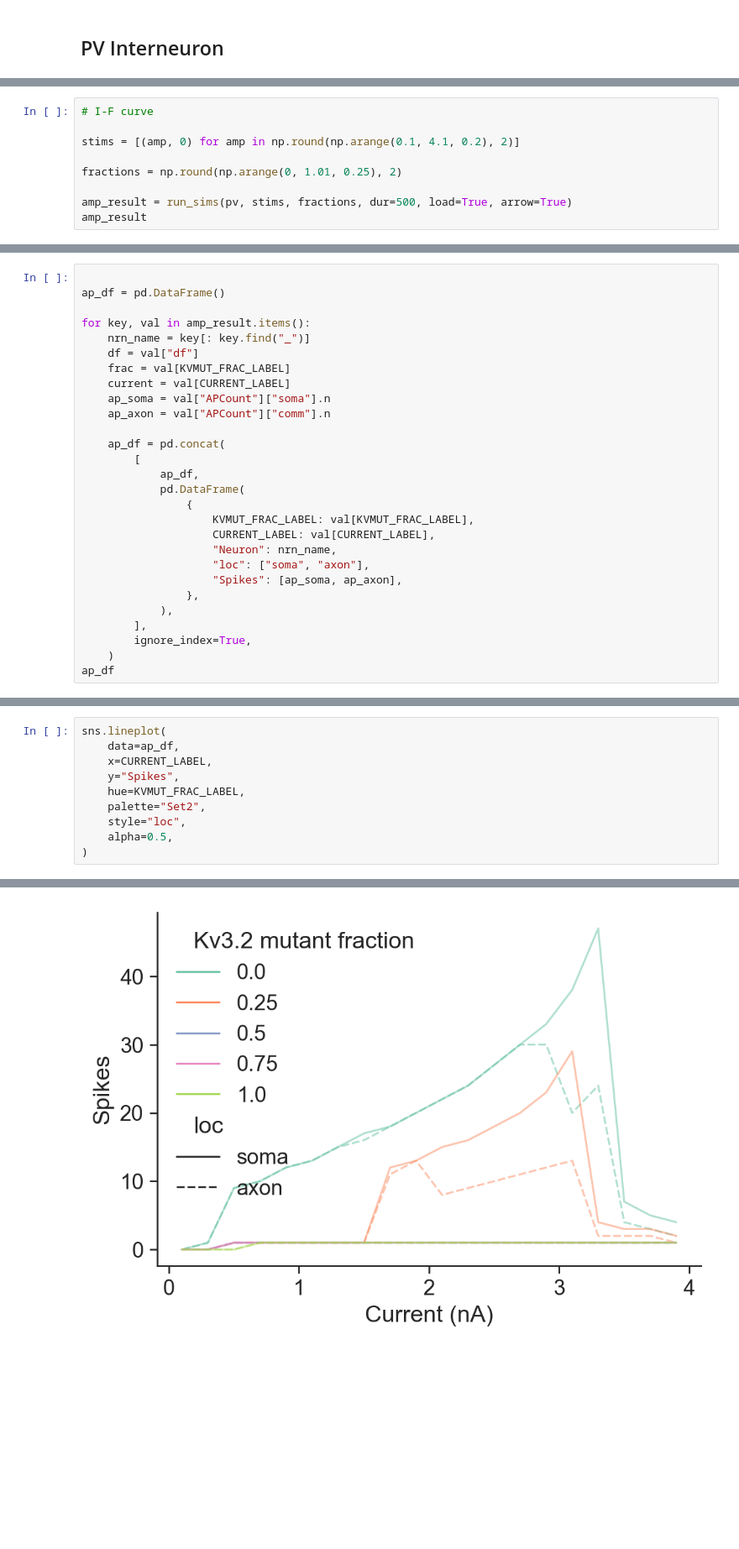
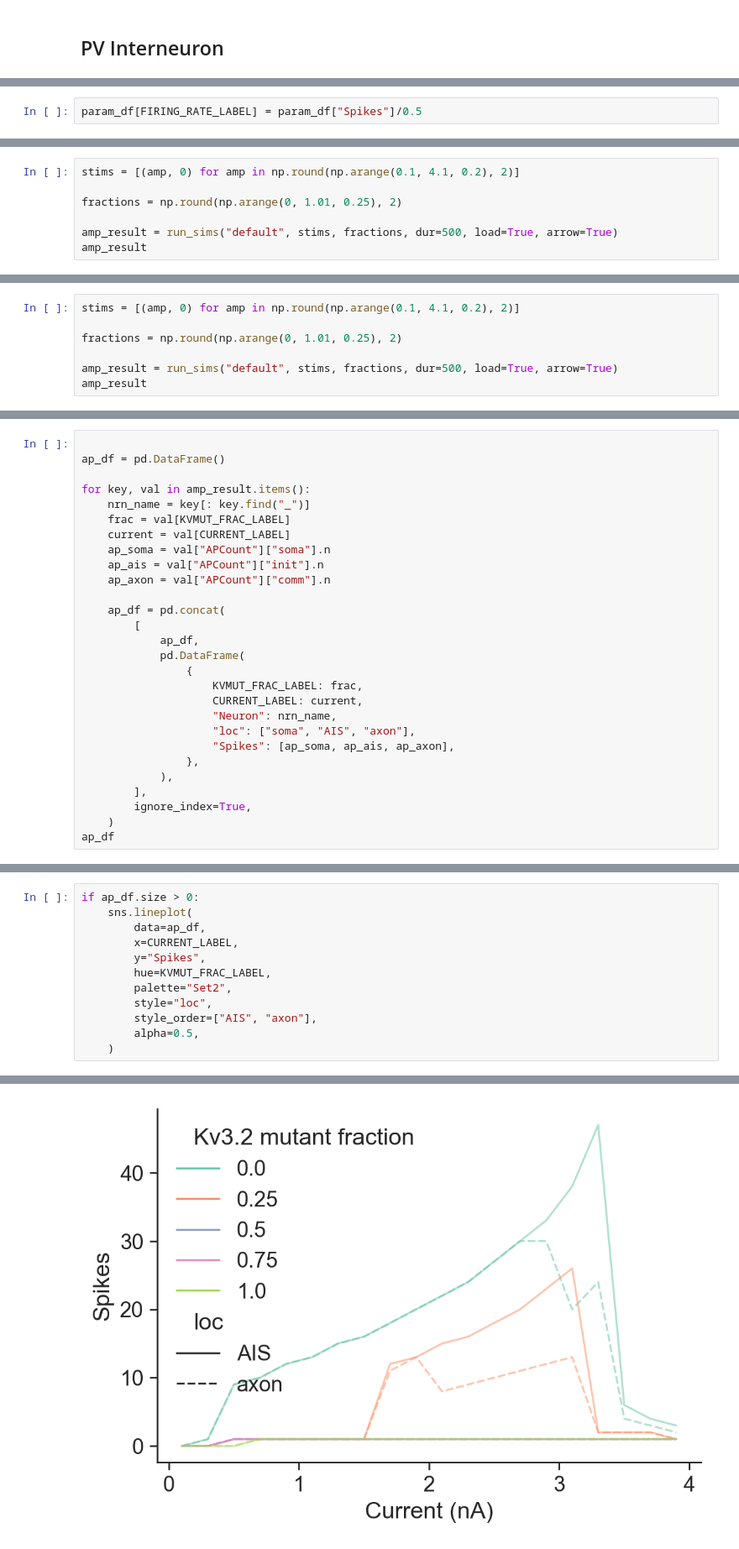
Before and after one commit to ChrisCurrin/pv-kcnc2, a Jupyter notebook: notebook.ipynb, the cells around one changed output, grey strips where cells are left out. Shown at 84% size. Saved outputs shown, nothing was run; the diff lists cells and outputs as text; blank space fills up the shorter version.

```diff
--- a/notebook.ipynb
+++ b/notebook.ipynb
@@ -479,0 +571,2 @@ def run_sims(pv, stims, fractions, dur, load=False, arrow=False):
+# %%
+param_df[FIRING_RATE_LABEL] = param_df["Spikes"]/0.5
@@ -480,11 +623,9 @@ def run_sims(pv, stims, fractions, dur, load=False, arrow=False):
 # %%
-# I-F curve
-
 stims = [(amp, 0) for amp in np.round(np.arange(0.1, 4.1, 0.2), 2)]
 
 fractions = np.round(np.arange(0, 1.01, 0.25), 2)
 
-amp_result = run_sims(pv, stims, fractions, dur=500, load=True, arrow=True)
+amp_result = run_sims("default", stims, fractions, dur=500, load=True, arrow=True)
 amp_result
 # %% [output]
 {'WT_default(1000.0, 30.0, 1.0, 60.0)_(0.1, 0)_500': {'df':          Time (ms)   Section  Distance from soma (μm)  Membrane potential (mV)
@@ -506,0 +711,7 @@ amp_result
+# %%
+stims = [(amp, 0) for amp in np.round(np.arange(0.1, 4.1, 0.2), 2)]
+
+fractions = np.round(np.arange(0, 1.01, 0.25), 2)
+
+amp_result = run_sims("default", stims, fractions, dur=500, load=True, arrow=True)
+amp_result
@@ -510,10 +739,10 @@ ap_df = pd.DataFrame()
 
 for key, val in amp_result.items():
     nrn_name = key[: key.find("_")]
-    df = val["df"]
     frac = val[KVMUT_FRAC_LABEL]
     current = val[CURRENT_LABEL]
     ap_soma = val["APCount"]["soma"].n
+    ap_ais = val["APCount"]["init"].n
     ap_axon = val["APCount"]["comm"].n
 
     ap_df = pd.concat(
@@ -521,11 +750,11 @@ for key, val in amp_result.items():
             ap_df,
             pd.DataFrame(
                 {
-                    KVMUT_FRAC_LABEL: val[KVMUT_FRAC_LABEL],
-                    CURRENT_LABEL: val[CURRENT_LABEL],
+                    KVMUT_FRAC_LABEL: frac,
+                    CURRENT_LABEL: current,
                     "Neuron": nrn_name,
-                    "loc": ["soma", "axon"],
-                    "Spikes": [ap_soma, ap_axon],
+                    "loc": ["soma", "AIS", "axon"],
+                    "Spikes": [ap_soma, ap_ais, ap_axon],
                 },
             ),
         ],
@@ -549,11 +778,13 @@ ap_df
 # %%
-sns.lineplot(
-    data=ap_df,
-    x=CURRENT_LABEL,
-    y="Spikes",
-    hue=KVMUT_FRAC_LABEL,
-    palette="Set2",
-    style="loc",
-    alpha=0.5,
-)
+if ap_df.size > 0:
+    sns.lineplot(
+        data=ap_df,
+        x=CURRENT_LABEL,
+        y="Spikes",
+        hue=KVMUT_FRAC_LABEL,
+        palette="Set2",
+        style="loc",
+        style_order=["AIS", "axon"],
+        alpha=0.5,
+    )
 # %% [output]
@@ -561 +791 @@ sns.lineplot(
-[figure, old version]
+[figure, new version]
```
Also changed, not shown: parts of 25 cells of this notebook, 3 other files.
